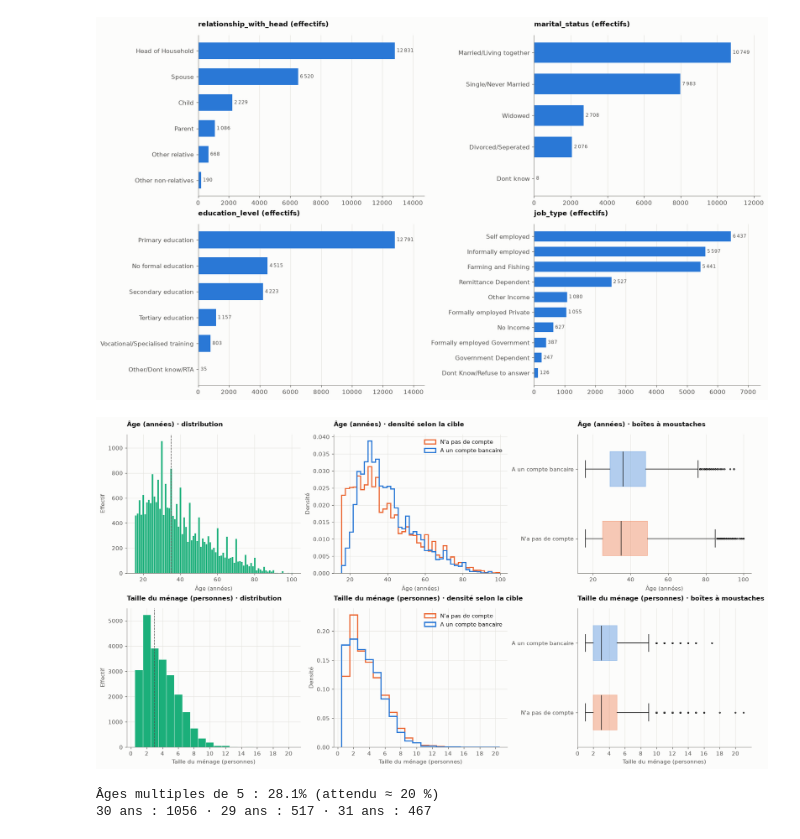
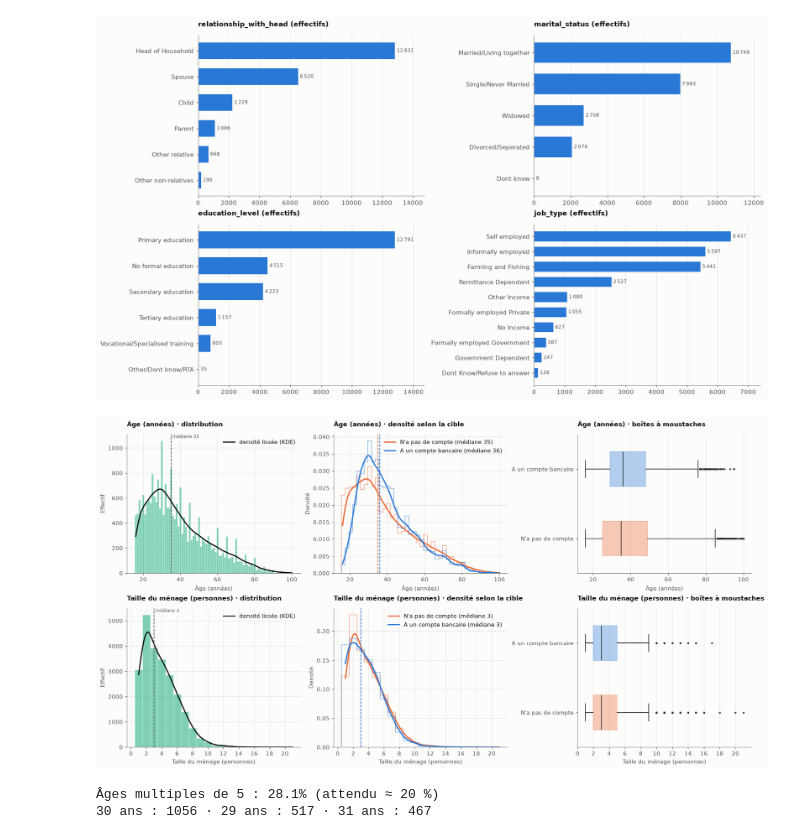
Before and after one commit to kmache/financial-inclusion-africa, a Jupyter notebook: notebooks/01_exploration.ipynb, the cells around one changed output. Saved outputs shown, nothing was run; the diff lists cells and outputs as text; code cells hidden in the pictures.

Commit message:
Étape 2 : courbes de densité (KDE) et médianes, encadré sur le V de Cramér, suivi des pièges de Q2.6

```diff
--- a/notebooks/01_exploration.ipynb
+++ b/notebooks/01_exploration.ipynb
@@ -362,32 +362,48 @@ plt.show()
 [figure]
 # %%
 # Distributions des deux variables numériques, globalement puis selon la cible
+# Histogrammes + courbe de densité lissée (KDE) + médianes (lignes pointillées)
+from scipy.stats import gaussian_kde
+
 fig, axes = plt.subplots(2, 3, figsize=(16, 8.5), layout="constrained")
 # (bins fins pour la distribution, bins de 2 ans pour comparer les densités)
-specs = {"age_of_respondent": (np.arange(15.5, 101.5, 1), np.arange(15.5, 101.5, 2), "Âge (années)"),
-         "household_size": (np.arange(0.5, 21.5, 1), np.arange(0.5, 21.5, 1), "Taille du ménage (personnes)")}
-for row, (col, (bins, bins_dens, label)) in zip(axes, specs.items()):
-    row[0].hist(df[col], bins=bins, color=viz.SERIES[2], edgecolor=viz.SURFACE, linewidth=0.5)
-    row[0].axvline(df[col].median(), color=viz.INK_2, ls="--", lw=1)
+specs = {"age_of_respondent": (np.arange(15.5, 101.5, 1), np.arange(15.5, 101.5, 2), "Âge (années)", 0.15),
+         "household_size": (np.arange(0.5, 21.5, 1), np.arange(0.5, 21.5, 1), "Taille du ménage (personnes)", 0.3)}
+for row, (col, (bins, bins_dens, label, bw)) in zip(axes, specs.items()):
+    x = df[col].to_numpy()
+    grid = np.linspace(x.min(), x.max(), 400)
+    # 1) distribution globale : histogramme en effectifs + KDE ramenée à l'échelle des effectifs
+    row[0].hist(x, bins=bins, color=viz.SERIES[2], alpha=0.55, edgecolor=viz.SURFACE, linewidth=0.5)
+    row[0].plot(grid, gaussian_kde(x, bw_method=bw)(grid) * len(x) * np.diff(bins)[0],
+                color=viz.INK, lw=2, label="densité lissée (KDE)")
+    row[0].axvline(np.median(x), color=viz.INK_2, ls="--", lw=1.2)
+    row[0].annotate(f" médiane {np.median(x):.0f}", (np.median(x), 1.0), xycoords=("data", "axes fraction"),
+                    va="top", fontsize=8, color=viz.INK_2)
     row[0].set(title=f"{label} · distribution", xlabel=label, ylabel="Effectif")
+    row[0].legend(loc="upper right")
+    # 2) selon la cible : histogrammes normalisés (fins) + KDE (épais) + médianes
     for v, color in [(0, viz.NO), (1, viz.YES)]:
-        row[1].hist(df.loc[df[T] == v, col], bins=bins_dens, density=True, histtype="step",
-                    lw=2, color=color, label=viz.LABELS_TARGET[v])
+        xv = df.loc[df[T] == v, col].to_numpy()
+        row[1].hist(xv, bins=bins_dens, density=True, histtype="step", lw=1, alpha=0.6, color=color)
+        row[1].plot(grid, gaussian_kde(xv, bw_method=bw)(grid), color=color, lw=2.2,
+                    label=f"{viz.LABELS_TARGET[v]} (médiane {np.median(xv):.0f})")
+        row[1].axvline(np.median(xv), color=color, ls="--", lw=1.2)
     row[1].set(title=f"{label} · densité selon la cible", xlabel=label, ylabel="Densité")
-    row[1].legend()
+    row[1].legend(loc="upper right")
+    # 3) boîtes à moustaches
     bp = row[2].boxplot([df.loc[df[T] == v, col] for v in (0, 1)], orientation="horizontal", widths=0.5,
                         patch_artist=True, tick_labels=list(viz.LABELS_TARGET.values()),
                         medianprops={"color": viz.INK}, flierprops={"markersize": 2})
     for patch, color in zip(bp["boxes"], (viz.NO, viz.YES)):
         patch.set(facecolor=color, alpha=0.35, edgecolor=color)
     row[2].set(title=f"{label} · boîtes à moustaches", xlabel=label)
     row[2].grid(axis="y", visible=False)
 for ax in axes[1]:
     ax.set_xticks(range(0, 22, 2))
 viz.save(fig, "02_distributions_numeriques")
 plt.show()
 # %% [output]
-[figure, old version]
+[figure, new version]
 # %%
 # Arrondi des âges : part des âges multiples de 5 (≈ 20 % attendus sans arrondi)
 heap = df["age_of_respondent"].mod(5).eq(0)
```
Also changed, not shown: parts of 7 cells of this notebook, 1 other file.
